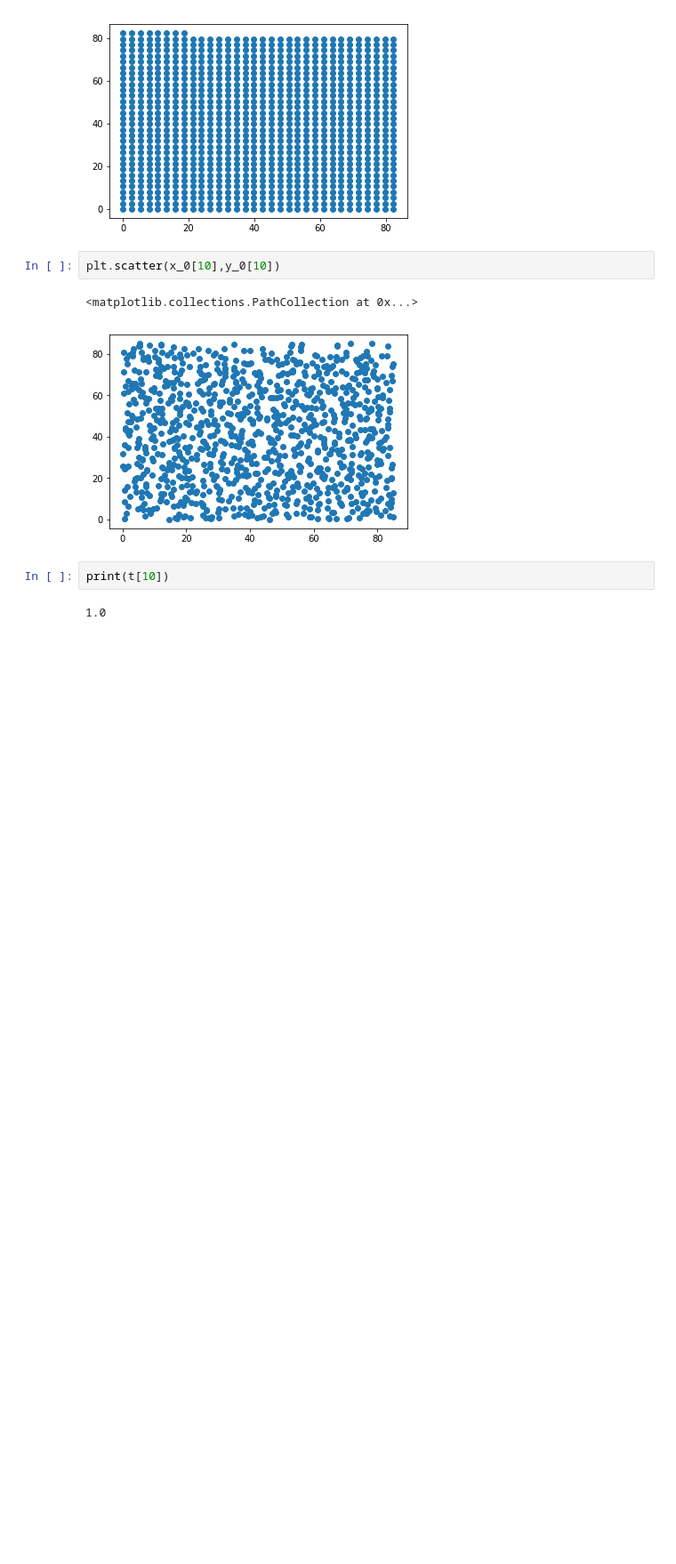
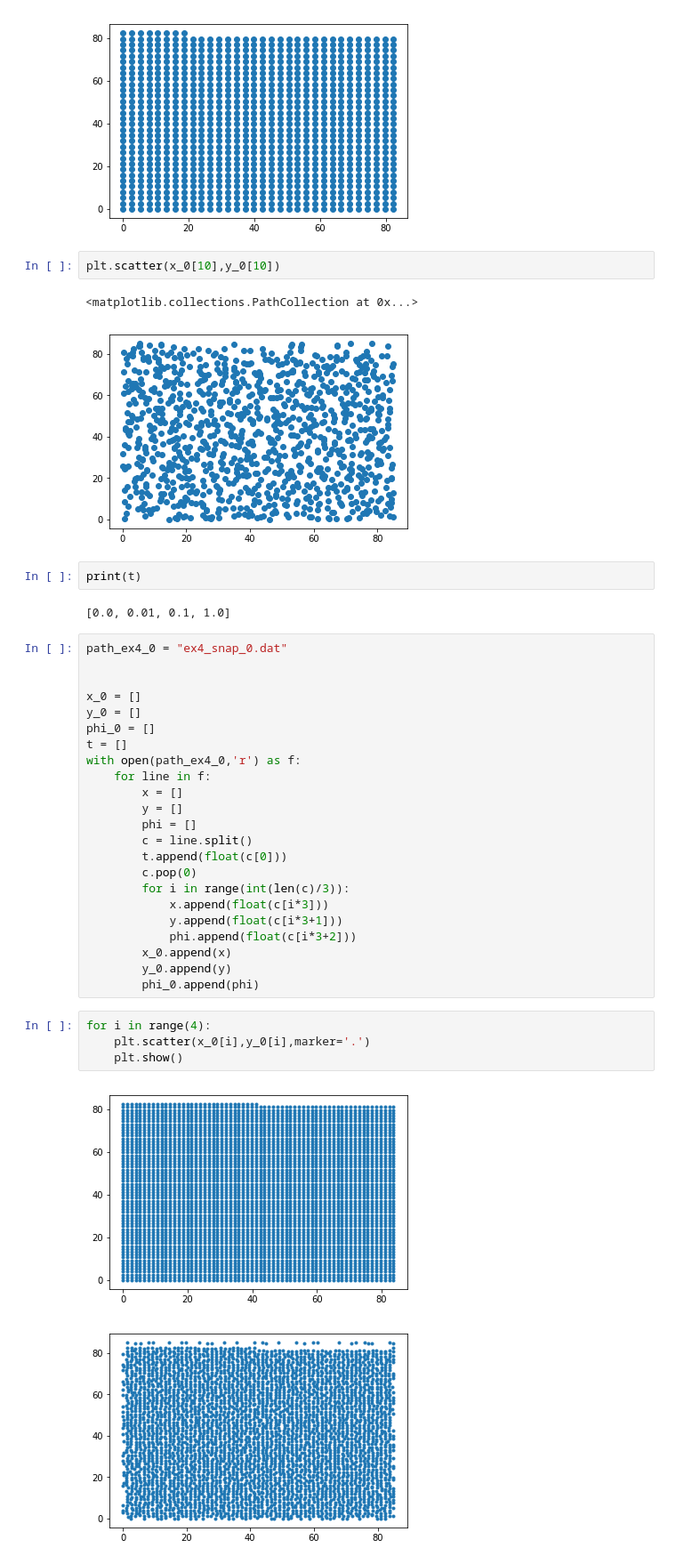
Before and after one commit to felixr7799/Simulation-active-brownian-particles, a Jupyter notebook: ACPProject12324/Untitled.ipynb, the cells around one changed output. Shown at 89% size. Drawn from its saved outputs; the diff is of its cells as text; blank space fills up the shorter version.

```diff
--- a/ACPProject12324/Untitled.ipynb
+++ b/ACPProject12324/Untitled.ipynb
@@ -72,6 +72,36 @@ plt.scatter(x_0[10],y_0[10])
 <matplotlib.collections.PathCollection at 0x...>
 [figure]
 # %%
-print(t[10])
+print(t)
 # %% [output]
-1.0
+[0.0, 0.01, 0.1, 1.0]
+# %%
+path_ex4_0 = "ex4_snap_0.dat"
+
+
+x_0 = []
+y_0 = []
+phi_0 = []
+t = []
+with open(path_ex4_0,'r') as f:
+    for line in f:
+        x = []
+        y = []
+        phi = []
+        c = line.split()
+        t.append(float(c[0]))
+        c.pop(0)
+        for i in range(int(len(c)/3)):
+            x.append(float(c[i*3]))
+            y.append(float(c[i*3+1]))
+            phi.append(float(c[i*3+2]))
+        x_0.append(x)
+        y_0.append(y)
+        phi_0.append(phi)
+# %%
+for i in range(4):
+    plt.scatter(x_0[i],y_0[i],marker='.')
+    plt.show()
+# %% [output]
+[figure, added]
+[figure, added]
```
Also changed, not shown: parts of 7 cells of this notebook, 14 other files.
